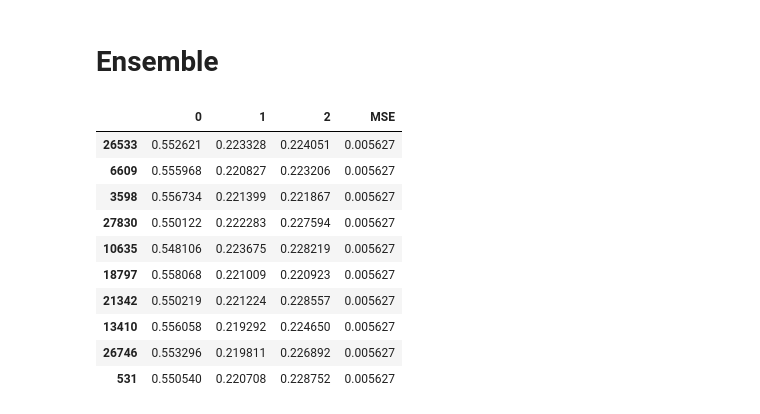
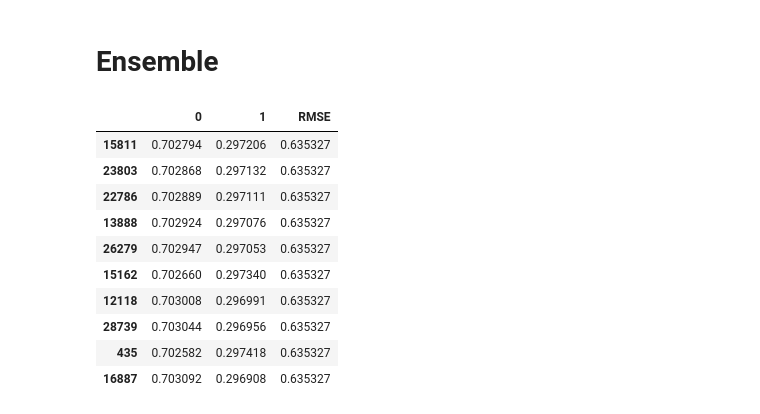
Before and after one commit to kimsunghun00/k-forest, a Jupyter notebook: 임산물생산비조사-밤.ipynb, the cells around one changed output. Saved outputs shown, nothing was run; the diff lists cells and outputs as text; code cells hidden in the pictures.

```diff
--- a/임산물생산비조사-밤.ipynb
+++ b/임산물생산비조사-밤.ipynb
@@ -239,6 +378,6 @@ plt.show()
 # %%
 from sklearn.linear_model import Ridge
 
-ridge = Ridge(alpha=1.5)
+ridge = Ridge(alpha=0.1724)
 ridge.fit(X_train, y_train)
 # %% [output]
@@ -275,7 +416,7 @@ mean_squared_error(y_test, lasso_pred)
 # %%
 from sklearn.ensemble import GradientBoostingRegressor
 
-gbm = GradientBoostingRegressor(n_estimators=500, max_depth=8)
+gbm = GradientBoostingRegressor(n_estimators=300, max_depth=5)
 gbm.fit(X_train, y_train)
 
 gbm_pred = gbm.predict(X_test)
@@ -310,9 +453,9 @@ mean_squared_error(y_test, ada_pred)
 import xgboost as xgb
 print(xgb.__version__)
 
-xgb_reg = xgb.XGBRegressor(learning_rate=0.3, max_depth=8,
-                           gamma=0.5, n_estimators=300,
-                           subsample=0.9, colsample_bytree=0.8)
+xgb_reg = xgb.XGBRegressor(learning_rate=0.01, max_depth=9,
+                           gamma=0.1, n_estimators=1000,
+                           subsample=0.7, colsample_bytree=0.8)
 xgb_reg.fit(X_train, y_train, verbose=False)
 
 xgb_pred = xgb_reg.predict(X_test)
@@ -396,27 +556,27 @@ class EnsembleRegressor:
             mse.append(mse_)
 
         result = pd.DataFrame(weights)
-        result['MSE'] = mse
+        result['RMSE'] = np.sqrt(mse)
 
-        return result.sort_values('MSE', ascending=True)
+        return result.sort_values('RMSE', ascending=True)
 # %%
-models = {'GBM' : gbm, 'XGBOOST': xgb_reg, 'LightGBM' : lgb_reg}
+models = {'RandomForest' : rf, 'XGBoost' : xgb_reg}
 
 ensemble = EnsembleRegressor(models, weights=None)
 result = ensemble.random_search(X_test, y_test, 30000)
 result.head(10)
 # %% [output]
-|  | 0 | 1 | 2 | MSE |
-| 26533 | 0.552621 | 0.223328 | 0.224051 | 0.005627 |
-| 6609 | 0.555968 | 0.220827 | 0.223206 | 0.005627 |
-| 3598 | 0.556734 | 0.221399 | 0.221867 | 0.005627 |
-| 27830 | 0.550122 | 0.222283 | 0.227594 | 0.005627 |
-| 10635 | 0.548106 | 0.223675 | 0.228219 | 0.005627 |
-| 18797 | 0.558068 | 0.221009 | 0.220923 | 0.005627 |
-| 21342 | 0.550219 | 0.221224 | 0.228557 | 0.005627 |
-| 13410 | 0.556058 | 0.219292 | 0.224650 | 0.005627 |
-| 26746 | 0.553296 | 0.219811 | 0.226892 | 0.005627 |
-| 531 | 0.550540 | 0.220708 | 0.228752 | 0.005627 |
+|  | 0 | 1 | RMSE |
+| 15811 | 0.702794 | 0.297206 | 0.635327 |
+| 23803 | 0.702868 | 0.297132 | 0.635327 |
+| 22786 | 0.702889 | 0.297111 | 0.635327 |
+| 13888 | 0.702924 | 0.297076 | 0.635327 |
+| 26279 | 0.702947 | 0.297053 | 0.635327 |
+| 15162 | 0.702660 | 0.297340 | 0.635327 |
+| 12118 | 0.703008 | 0.296991 | 0.635327 |
+| 28739 | 0.703044 | 0.296956 | 0.635327 |
+| 435 | 0.702582 | 0.297418 | 0.635327 |
+| 16887 | 0.703092 | 0.296908 | 0.635327 |
 # %%
 optimal_weight = np.round(result.iloc[0,:-1], 3).tolist()
 print(optimal_weight)
```
Also changed, not shown: parts of 76 cells of this notebook, 10 other files.
